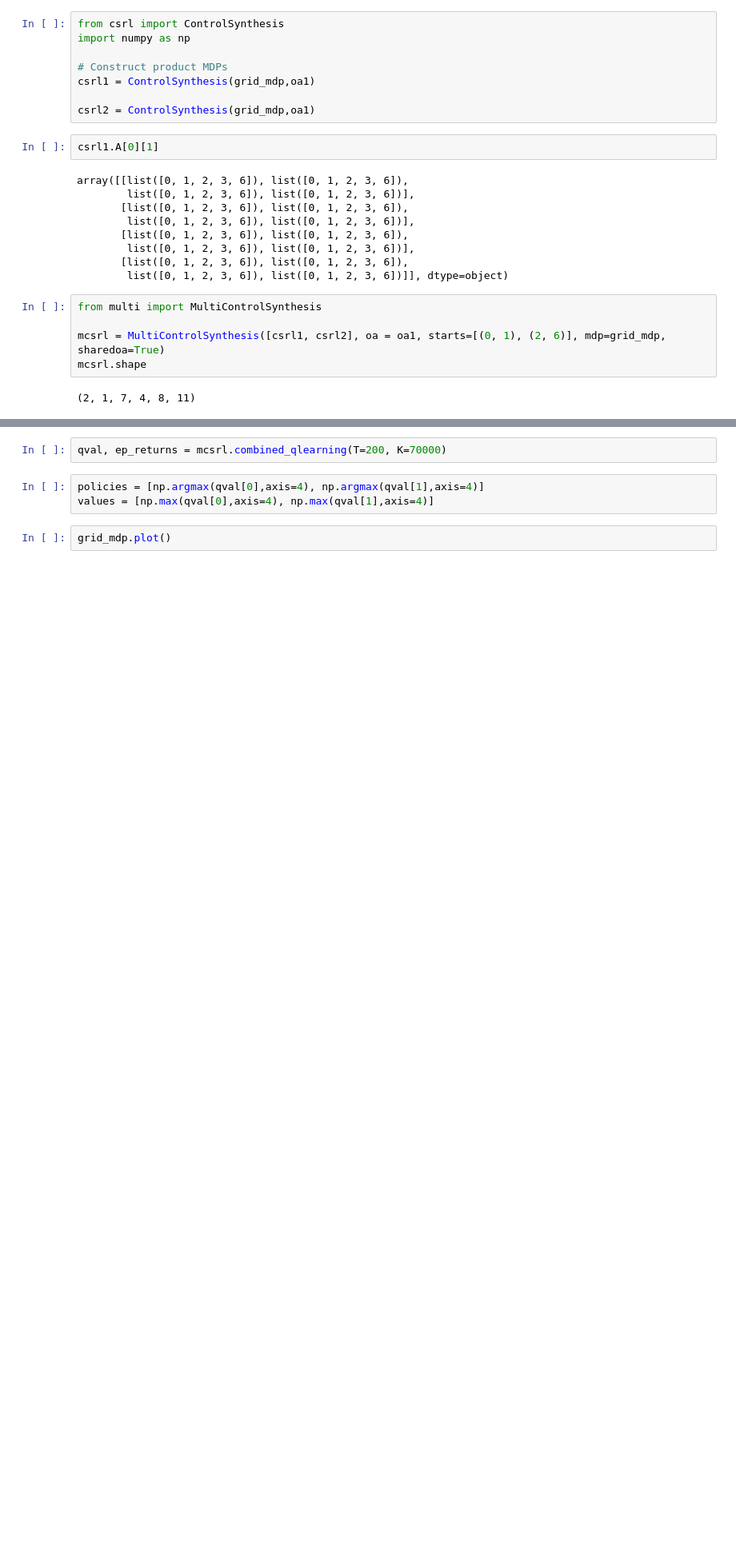
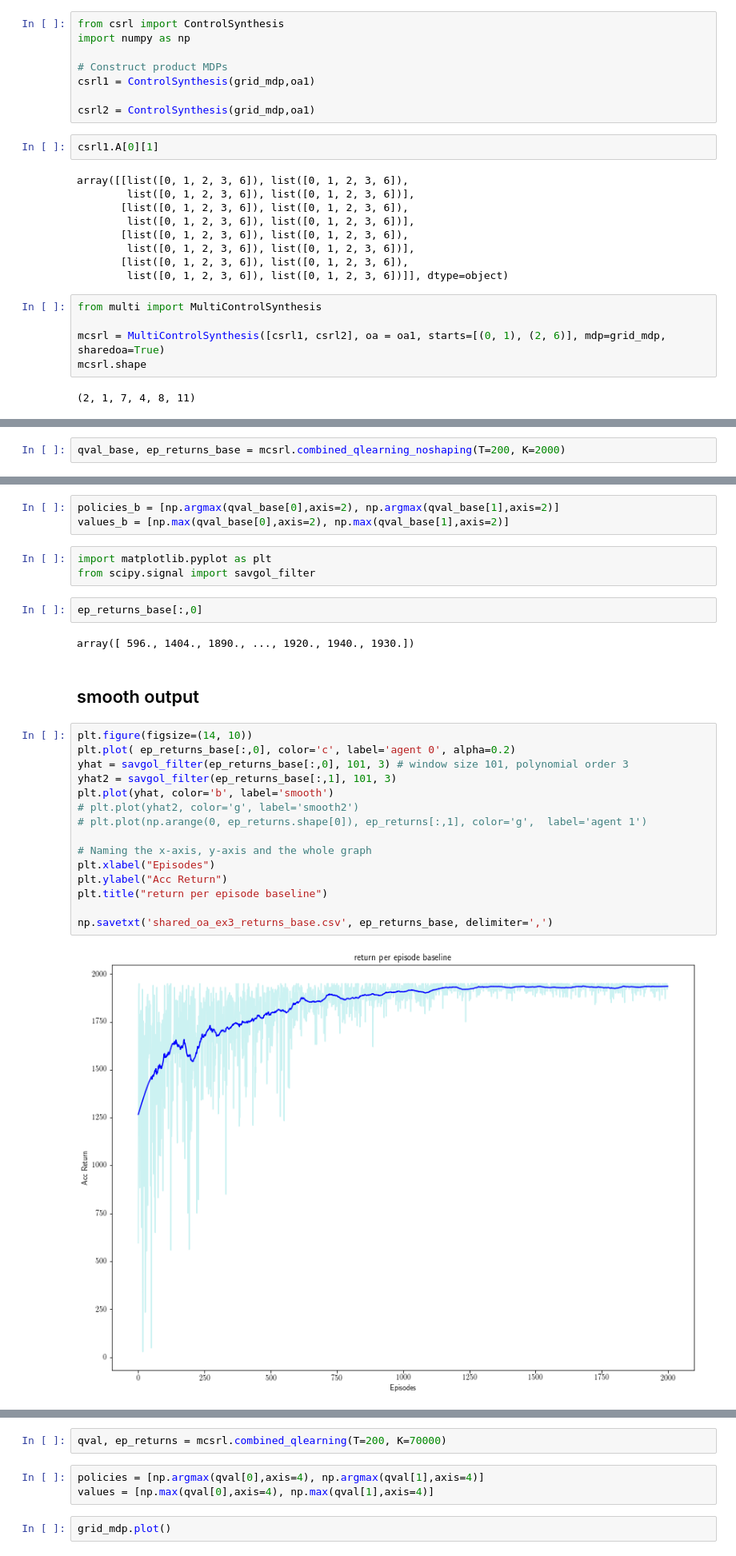
Before and after one commit to IngyN/macsrl, a Jupyter notebook: shared_oa_ex3.ipynb, the cells around one changed output, grey strips where cells are left out. Shown at 80% size. Cells and saved outputs as stored; diff of their text form; blank space fills up the shorter version.

```diff
--- a/shared_oa_ex3.ipynb
+++ b/shared_oa_ex3.ipynb
@@ -97,0 +108,2 @@ mcsrl.shape
+# %%
+qval_base, ep_returns_base = mcsrl.combined_qlearning_noshaping(T=200, K=2000)
@@ -98 +113,30 @@ mcsrl.shape
+# %%
+policies_b = [np.argmax(qval_base[0],axis=2), np.argmax(qval_base[1],axis=2)]
+values_b = [np.max(qval_base[0],axis=2), np.max(qval_base[1],axis=2)]
+# %%
+import matplotlib.pyplot as plt
+from scipy.signal import savgol_filter
+# %%
+ep_returns_base[:,0]
+# %% [output]
+array([ 596., 1404., 1890., ..., 1920., 1940., 1930.])
+# %% [markdown]
+## smooth output
+# %%
+plt.figure(figsize=(14, 10))
+plt.plot( ep_returns_base[:,0], color='c', label='agent 0', alpha=0.2)
+yhat = savgol_filter(ep_returns_base[:,0], 101, 3) # window size 101, polynomial order 3
+yhat2 = savgol_filter(ep_returns_base[:,1], 101, 3)
+plt.plot(yhat, color='b', label='smooth')
+# plt.plot(yhat2, color='g', label='smooth2')
+# plt.plot(np.arange(0, ep_returns.shape[0]), ep_returns[:,1], color='g',  label='agent 1')
+
+# Naming the x-axis, y-axis and the whole graph
+plt.xlabel("Episodes")
+plt.ylabel("Acc Return")
+plt.title("return per episode baseline")
+
+np.savetxt('shared_oa_ex3_returns_base.csv', ep_returns_base, delimiter=',')
+# %% [output]
+[figure, added]
 # %% [markdown]
```
Also changed, not shown: parts of 5 cells of this notebook, 34 other files.
